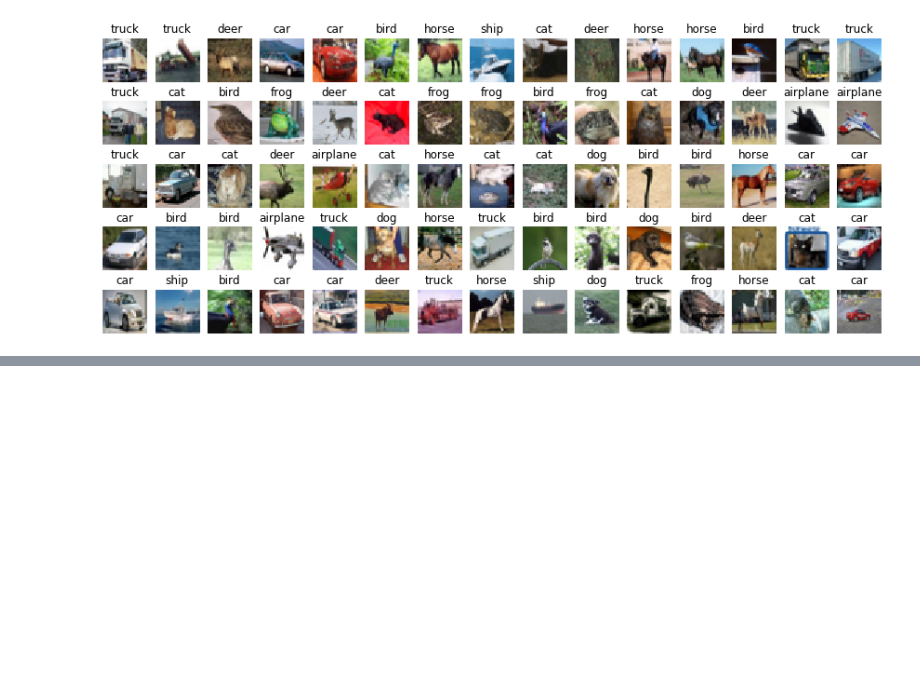
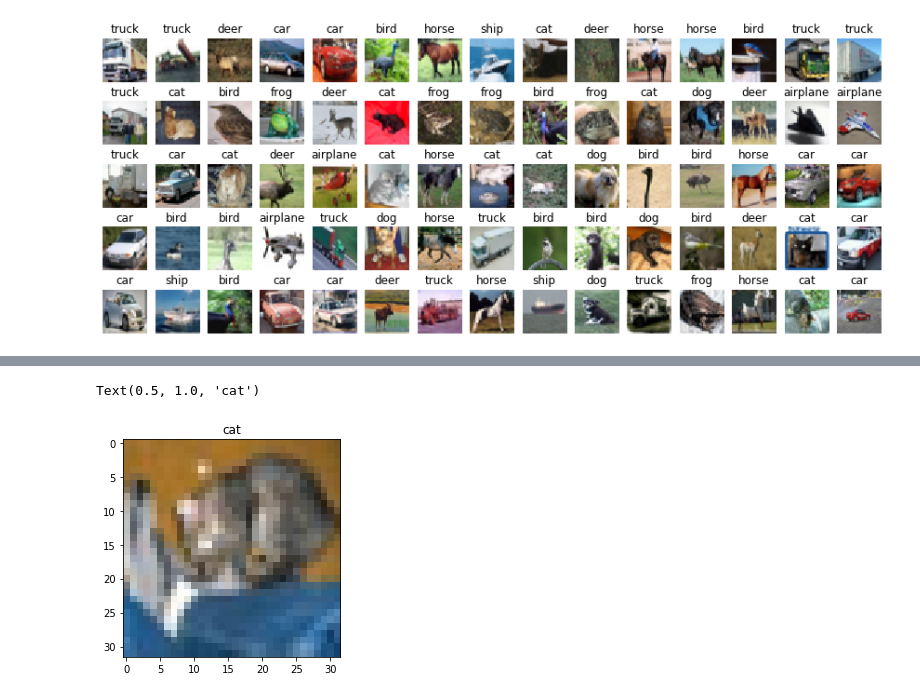
Before and after one commit to redwankarimsony/playing-with-CIFAR-10, a Jupyter notebook: Script for data visualization.ipynb, the cells around one changed output, grey strips where cells are left out. Saved outputs shown, nothing was run; the diff lists cells and outputs as text; code cells hidden in the pictures; blank space fills up the shorter version.

```diff
--- a/Script for data visualization.ipynb
+++ b/Script for data visualization.ipynb
@@ -78,0 +204,6 @@ for i in range(rows):
+# %%
+plt.imshow(np.array(images).transpose(0,2,3,1)[0])
+plt.title(classes[labels[0].item()])
+# %% [output]
+Text(0.5, 1.0, 'cat')
+[figure, added]
```
Also changed, not shown: parts of 16 cells of this notebook.
